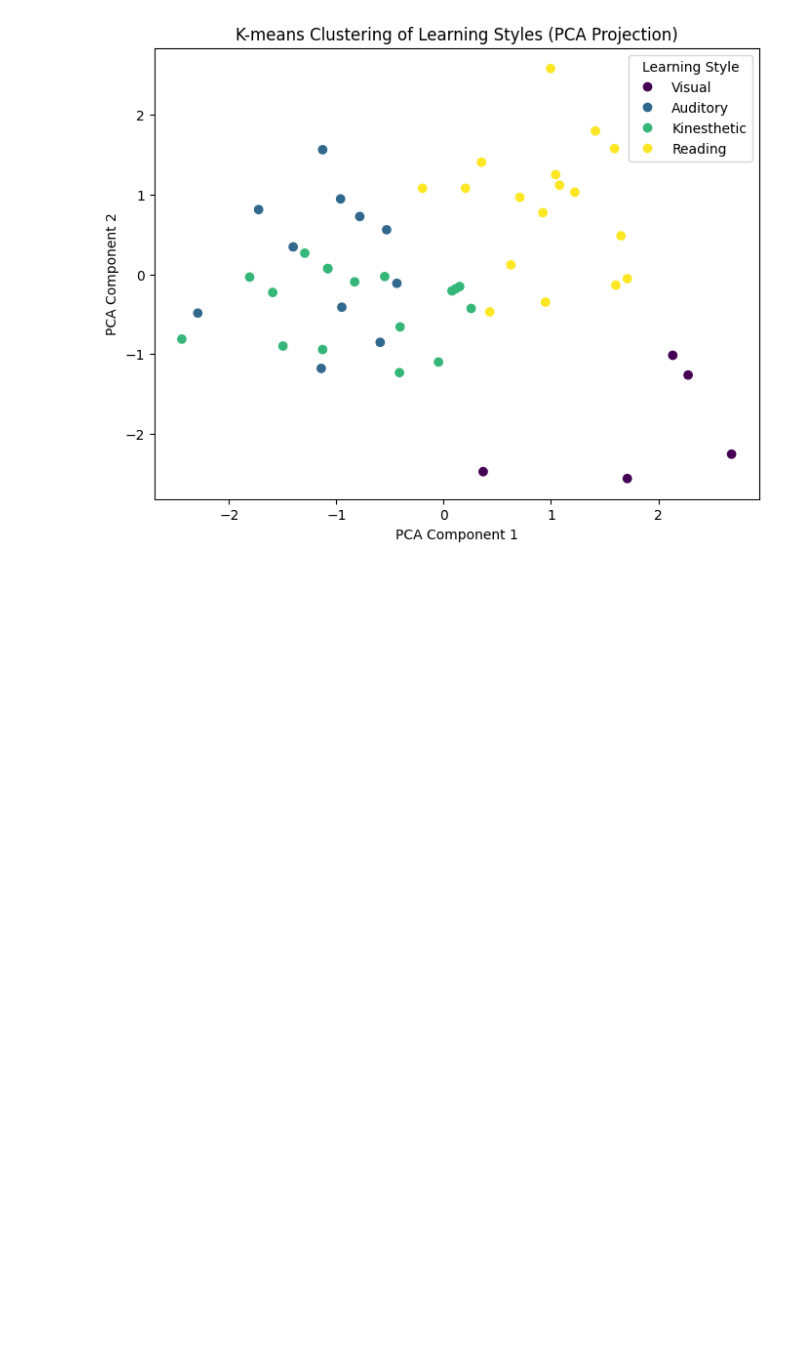
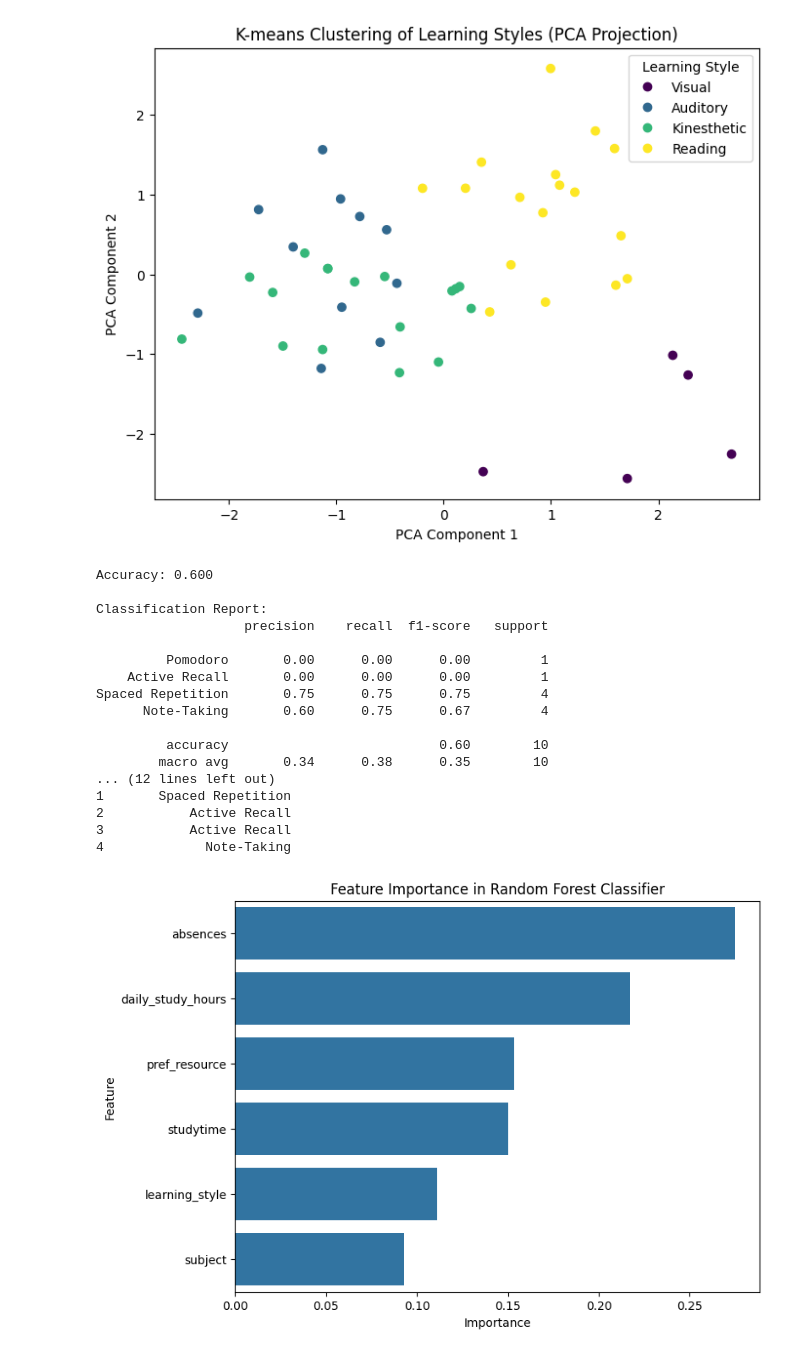
Before and after one commit to Samrawitgebremaryam/EduFit-Adaptive-Study-Companion, a Jupyter notebook: notebooks/EduFit_Model.ipynb, the cells around one changed output. Drawn from its saved outputs; the diff is of its cells as text; code cells hidden in the pictures; blank space fills up the shorter version.

Commit message:
Implmented the generation of  Study Plans

```diff
--- a/notebooks/EduFit_Model.ipynb
+++ b/notebooks/EduFit_Model.ipynb
@@ -166,3 +166,78 @@ Clustered data saved to data/processed/data_with_clusters.csv
 3   1.504492              3          -1.560918        3             Reading
 4   0.085160              3          -0.074329        1         Kinesthetic
 [figure]
+# %%
+import pandas as pd
+import numpy as np
+from sklearn.ensemble import RandomForestClassifier
+from sklearn.model_selection import train_test_split
+from sklearn.metrics import accuracy_score, classification_report
+import matplotlib.pyplot as plt
+import seaborn as sns
+
+# Load clustered data
+data = pd.read_csv('../data/processed/data_with_clusters.csv')
+
+# Define features and target
+features = ['studytime', 'absences', 'pref_resource', 'daily_study_hours', 'subject', 'learning_style']
+X = data[features]
+y = data['preferred_strategy']
+
+# Split data into training and testing sets
+X_train, X_test, y_train, y_test = train_test_split(X, y, test_size=0.2, random_state=42)
+
+# Train Random Forest Classifier
+rf = RandomForestClassifier(n_estimators=100, random_state=42)
+rf.fit(X_train, y_train)
+
+# Predict on test set
+y_pred = rf.predict(X_test)
+
+# Evaluate model
+accuracy = accuracy_score(y_test, y_pred)
+print(f"Accuracy: {accuracy:.3f}")
+print("\nClassification Report:")
+print(classification_report(y_test, y_pred, target_names=['Pomodoro', 'Active Recall', 'Spaced Repetition', 'Note-Taking'], zero_division=0))
+
+# Predict strategies for all data
+data['predicted_strategy'] = rf.predict(X)
+
+# Map numeric predictions to strategy names
+strategy_map = {0: 'Pomodoro', 1: 'Active Recall', 2: 'Spaced Repetition', 3: 'Note-Taking'}
+data['predicted_strategy_name'] = data['predicted_strategy'].map(strategy_map)
+
+# Save data with predictions
+data.to_csv('../data/processed/data_with_strategies.csv', index=False)
+print("Data with predicted strategies saved to data/processed/data_with_strategies.csv")
+print(data[['studytime', 'pref_resource', 'daily_study_hours', 'subject', 'learning_style_name', 'predicted_strategy_name']].head())
+
+# Plot feature importance
+feature_importance = pd.DataFrame({
+    'Feature': features,
+    'Importance': rf.feature_importances_
+}).sort_values('Importance', ascending=False)
+
+plt.figure(figsize=(8, 6))
+sns.barplot(x='Importance', y='Feature', data=feature_importance)
+plt.title('Feature Importance in Random Forest Classifier')
+plt.savefig('../figures/feature_importance.png')
+plt.show()
+# %% [output]
+Accuracy: 0.600
+
+Classification Report:
+                   precision    recall  f1-score   support
+
+         Pomodoro       0.00      0.00      0.00         1
+    Active Recall       0.00      0.00      0.00         1
+Spaced Repetition       0.75      0.75      0.75         4
+      Note-Taking       0.60      0.75      0.67         4
+
+         accuracy                           0.60        10
+        macro avg       0.34      0.38      0.35        10
+... (12 lines left out)
+1       Spaced Repetition
+2           Active Recall
+3           Active Recall
+4             Note-Taking
+[figure, added]
```
Also changed, not shown: parts of 1 cell of this notebook, 2 other files.
